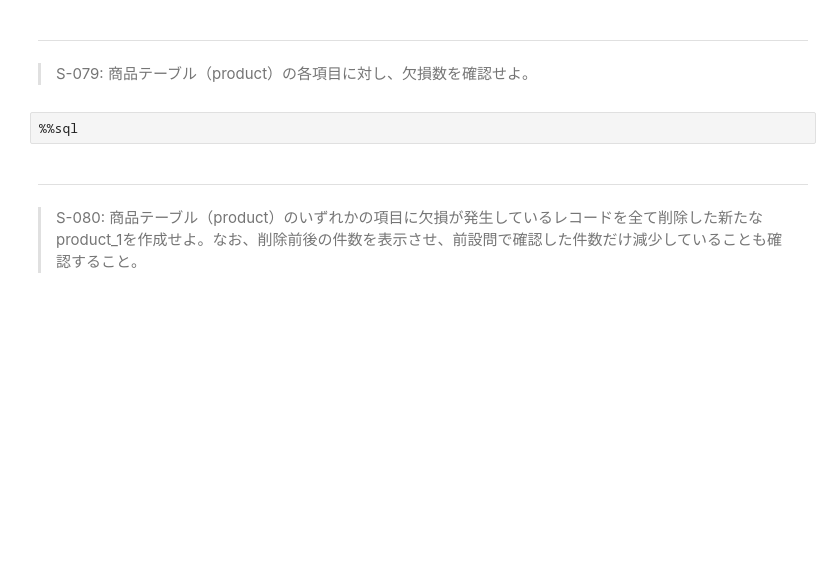
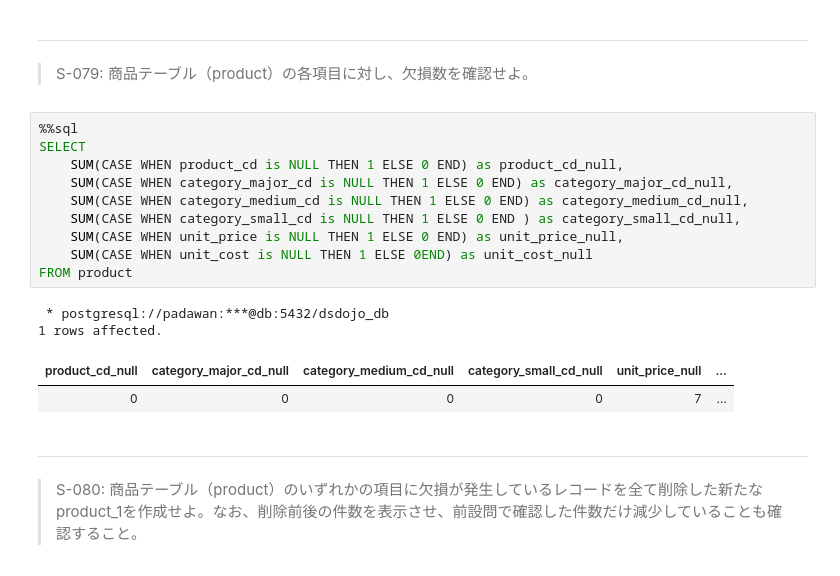
Before and after one commit to kouta0530/jupyter, a Jupyter notebook: practice/100knocks-preprocess/docker/work/preprocess_knock_SQL.ipynb, the cells around one changed output. Cells and saved outputs as stored; diff of their text form; blank space fills up the shorter version.

```diff
--- a/practice/100knocks-preprocess/docker/work/preprocess_knock_SQL.ipynb
+++ b/practice/100knocks-preprocess/docker/work/preprocess_knock_SQL.ipynb
@@ -2170,8 +2170,21 @@ LIMIT 10
 # %% [markdown]
 ---
 > S-079: 商品テーブル（product）の各項目に対し、欠損数を確認せよ。
-# %%
-%%sql
+# %%
+%%sql
+SELECT
+    SUM(CASE WHEN product_cd is NULL THEN 1 ELSE 0 END) as product_cd_null,
+    SUM(CASE WHEN category_major_cd is NULL THEN 1 ELSE 0 END) as category_major_cd_null,
+    SUM(CASE WHEN category_medium_cd is NULL THEN 1 ELSE 0 END) as category_medium_cd_null,
+    SUM(CASE WHEN category_small_cd is NULL THEN 1 ELSE 0 END ) as category_small_cd_null,
+    SUM(CASE WHEN unit_price is NULL THEN 1 ELSE 0 END) as unit_price_null,
+    SUM(CASE WHEN unit_cost is NULL THEN 1 ELSE 0END) as unit_cost_null
+FROM product
+# %% [output]
+ * postgresql://padawan:***@db:5432/dsdojo_db
+1 rows affected.
+| product_cd_null | category_major_cd_null | category_medium_cd_null | category_small_cd_null | unit_price_null | ... |
+| 0 | 0 | 0 | 0 | 7 | ... |
 # %% [markdown]
 ---
 > S-080: 商品テーブル（product）のいずれかの項目に欠損が発生しているレコードを全て削除した新たなproduct_1を作成せよ。なお、削除前後の件数を表示させ、前設問で確認した件数だけ減少していることも確認すること。
```
